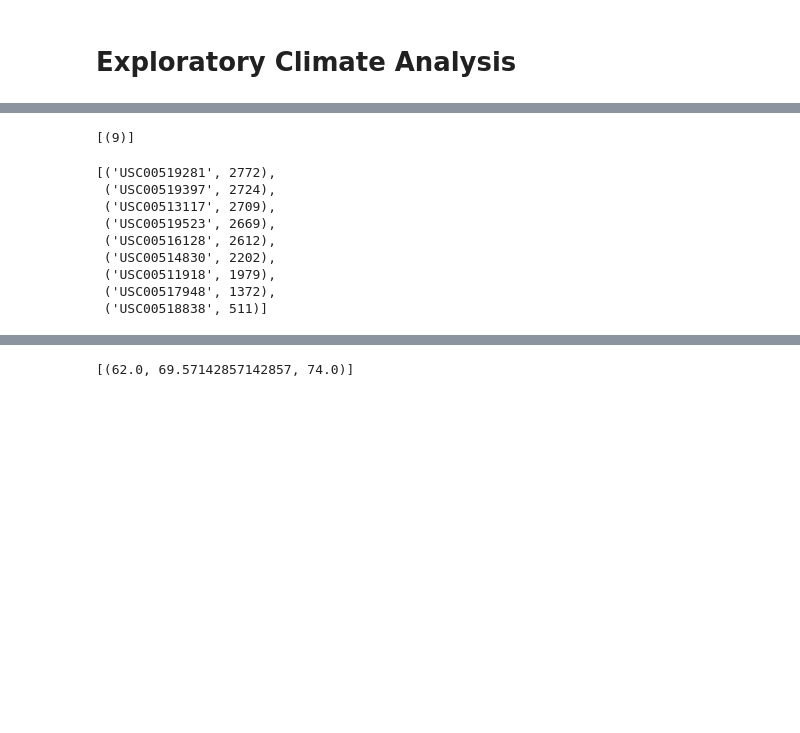
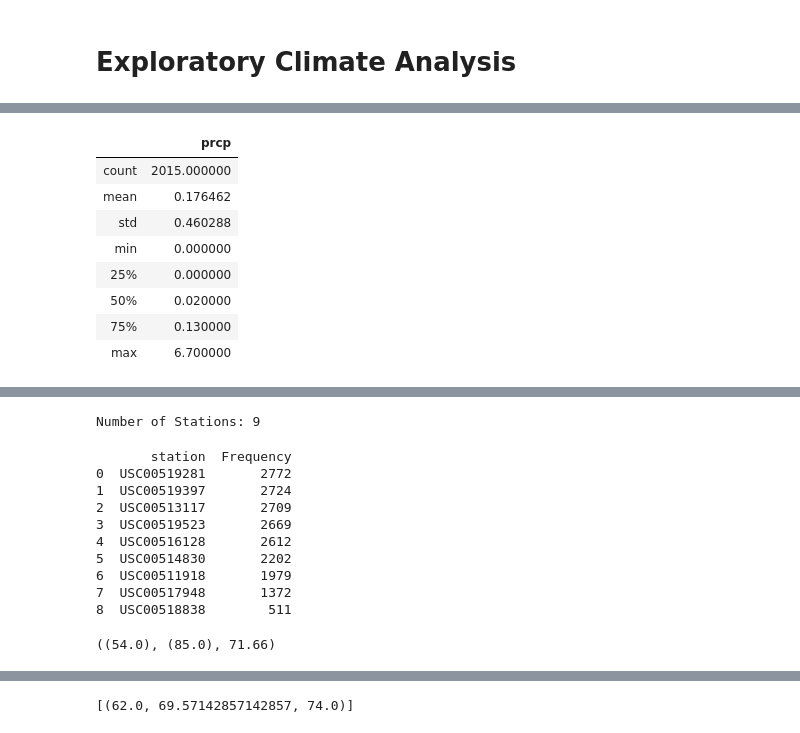
Before and after one commit to christos-f/sqlalchemy-challenge, a Jupyter notebook: SurfsUp/climate_starter.ipynb, the cells around one changed output, grey strips where cells are left out. Saved outputs shown, nothing was run; the diff lists cells and outputs as text; code cells hidden in the pictures; blank space fills up the shorter version.

```diff
--- a/SurfsUp/climate_starter.ipynb
+++ b/SurfsUp/climate_starter.ipynb
@@ -59,25 +72,71 @@ AttributeError: type object 'measurement' has no attribute 'columns'
 ![precipitation](Images/precipitation.png)
 # %%
 # Use Pandas to calcualte the summary statistics for the precipitation data
+PrcpTable.describe()
+# %% [output]
+|  | prcp |
+| count | 2015.000000 |
+| mean | 0.176462 |
+| std | 0.460288 |
+| min | 0.000000 |
+| 25% | 0.000000 |
+| 50% | 0.020000 |
+| 75% | 0.130000 |
+| max | 6.700000 |
 # %% [markdown]
 ![describe](Images/describe.png)
 # %%
 # Design a query to show how many stations are available in this dataset?
+NumStations = session.query(Station).count()
+print(f"Number of Stations: {NumStations}")
 # %% [output]
-[(9)]
+Number of Stations: 9
 # %%
 # What are the most active stations? (i.e. what stations have the most rows)?
 # List the stations and the counts in descending order.
+StationFrequency = session.query(Measurement.station,
+    func.count(Measurement.station).label('Frequency')
+    ).group_by(Measurement.station
+    ).order_by(desc('Frequency')).all()
+
+
+
+newtable = pd.DataFrame(StationFrequency)
+StationFrequency
+print(newtable)
 # %% [output]
-[('USC00519281', 2772),
- ('USC00519397', 2724),
- ('USC00513117', 2709),
- ('USC00519523', 2669),
- ('USC00516128', 2612),
- ('USC00514830', 2202),
- ('USC00511918', 1979),
- ('USC00517948', 1372),
- ('USC00518838', 511)]
+       station  Frequency
+0  USC00519281       2772
+1  USC00519397       2724
+2  USC00513117       2709
+3  USC00519523       2669
+4  USC00516128       2612
+5  USC00514830       2202
+6  USC00511918       1979
+7  USC00517948       1372
+8  USC00518838        511
+# %%
+MostFrequent = StationFrequency[0][0]
+HighestTemp = (session.query(Measurement.tobs)
+                            .filter(Measurement.station == MostFrequent)
+                            .order_by(Measurement.tobs.desc())
+                            .first())
+
+LowestTemp = (session.query(Measurement.tobs)
+                            .filter(Measurement.station == MostFrequent)
+                            .order_by(Measurement.tobs.asc())
+                            .first())
+
+AvgTemp = (session.query(func.avg(Measurement.tobs))
+                  .filter(Measurement.station == MostFrequent)
+                  .first())
+AvgTemp = round(np.ravel(AvgTemp)[0],2)
+
+
+
+LowestTemp,HighestTemp,AvgTemp
+# %% [output]
+((54.0), (85.0), 71.66)
 # %%
 # Using the station id from the previous query, calculate the lowest temperature recorded,
 # highest temperature recorded, and average temperature of the most active station?
```
Also changed, not shown: parts of 14 cells of this notebook, 3 other files.
